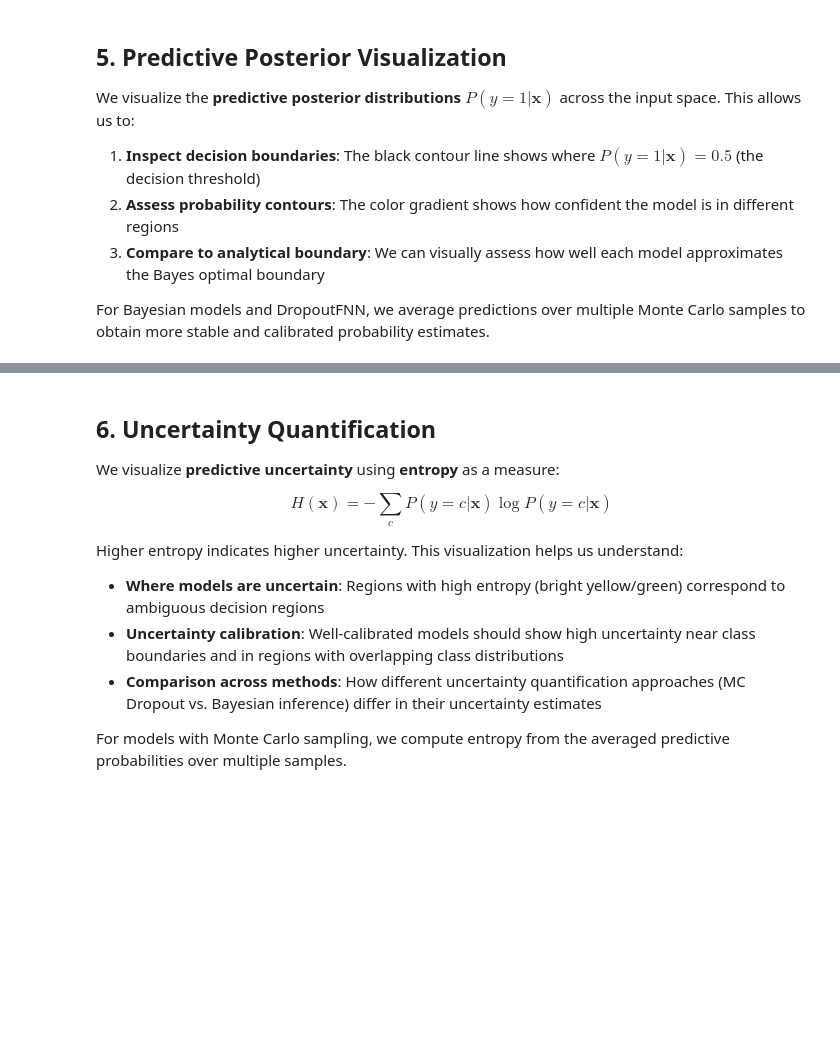
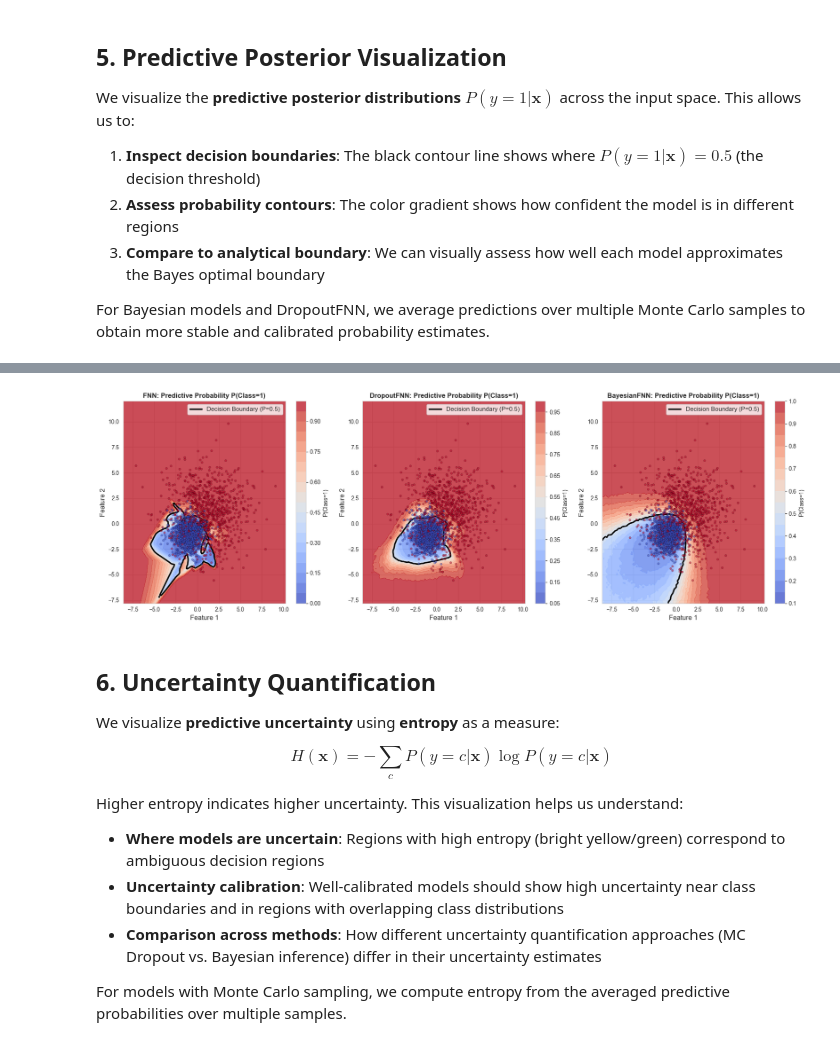
Before and after one commit to kamilkrukowski/BayesNNBench, a Jupyter notebook: notebooks/train_analyze_posterior.ipynb, the cells around one changed output, grey strips where cells are left out. Drawn from its saved outputs; the diff is of its cells as text; code cells hidden in the pictures; blank space fills up the shorter version.

```diff
--- a/notebooks/train_analyze_posterior.ipynb
+++ b/notebooks/train_analyze_posterior.ipynb
@@ -588,3 +338,31 @@ BayesianFNN Predictive Posterior (MC=500):
+# %%
+# Plot for each model using subplots (3 cols, 1 row)
+fig, axes = plt.subplots(1, 3, figsize=(18, 6))
+
+
+# Create a helper function with common parameters (X_test, y_test, seed)
+def plot_posterior(model, params, name, n_samples, ax):
+    """Helper function to plot predictive posterior."""
+    return plot_predictive_posterior(
+        model, params, X_test, y_test, name, n_samples=n_samples, seed=seed, ax=ax
+    )
+
+
+# Plot each model
+plot_posterior(fnn_model, fnn_params, "FNN", 1, axes[0])
+plot_posterior(dropout_fnn_model, dropout_fnn_params, "DropoutFNN", 512, axes[1])
+plot_posterior(bayesian_fnn_model, bayesian_fnn_params, "BayesianFNN", 512, axes[2])
+
+plt.tight_layout()
+if figures_dir:
+    plt.savefig(
+        figures_dir / "predictive_posterior_comparison.png",
+        dpi=150,
+        bbox_inches="tight",
+    )
+plt.show()
+# %% [output]
+[figure, added]
 # %% [markdown]
 ## 6. Uncertainty Quantification
 
```
Also changed, not shown: parts of 12 cells of this notebook, 5 other files.
